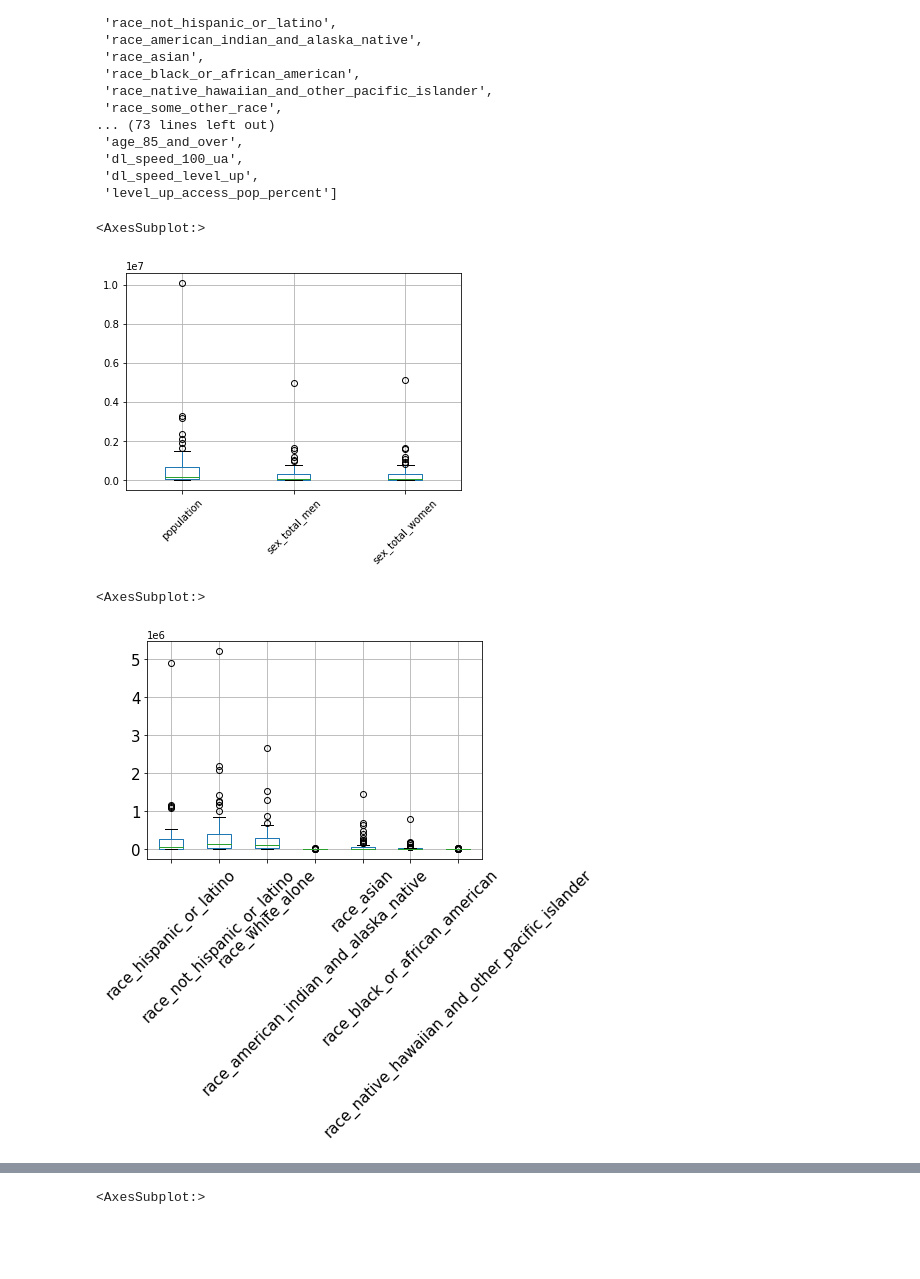
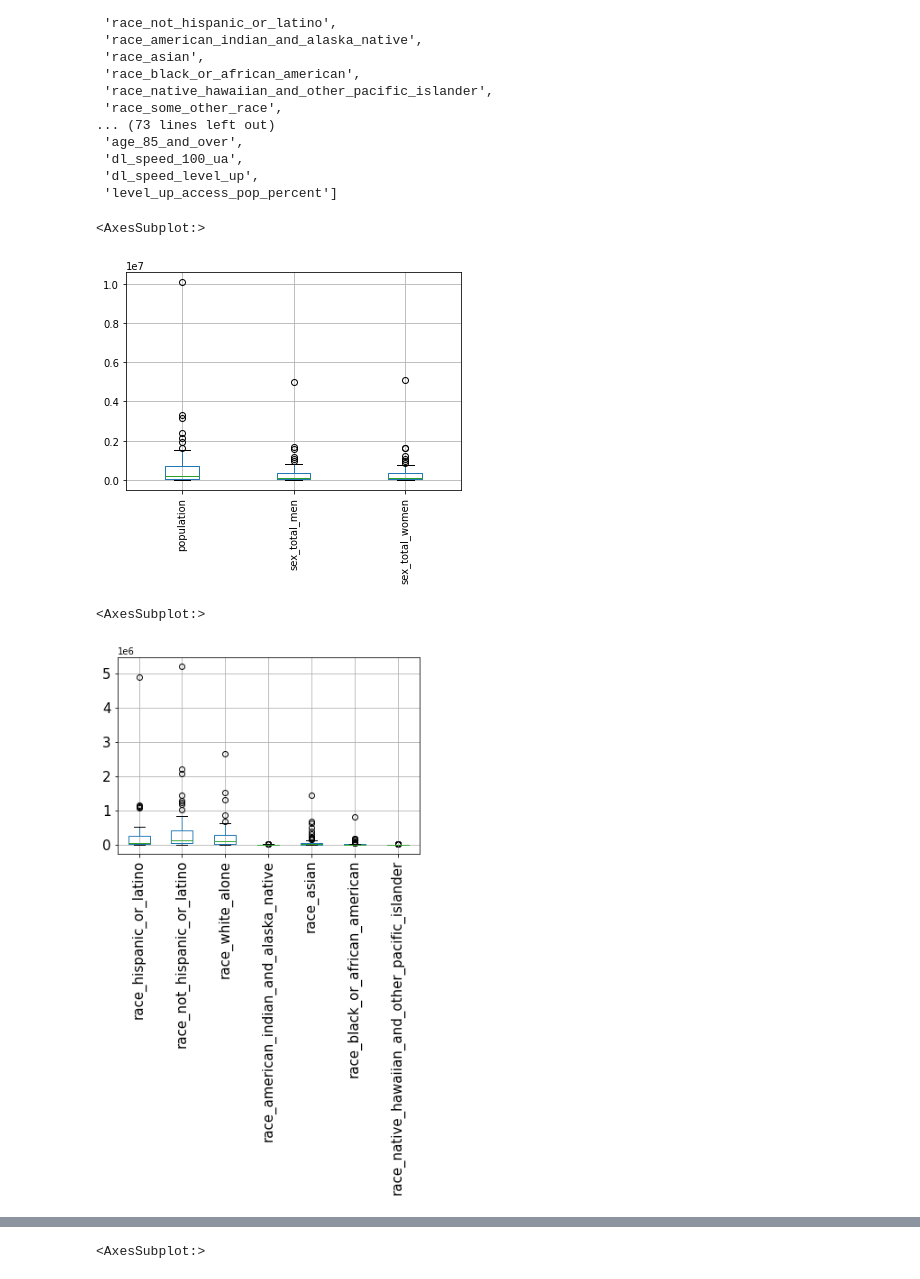
Before and after one commit to sloth143chunk/Internet_Access_Analysis, a Jupyter notebook: notebook/visualizations.ipynb, the cells around one changed output, grey strips where cells are left out. Drawn from its saved outputs; the diff is of its cells as text; code cells hidden in the pictures; blank space fills up the shorter version.

```diff
--- a/notebook/visualizations.ipynb
+++ b/notebook/visualizations.ipynb
@@ -37,20 +37,20 @@ list(internet_access_df.columns)
 # %%
 internet_access_df.boxplot(column=['population', 'sex_total_men',
  'sex_total_women',
- ], grid=True, rot=45, fontsize=10)
+ ], grid=True, rot=90, fontsize=10)
 # %% [output]
 <AxesSubplot:>
-[figure, old version]
+[figure, new version]
 # %%
 internet_access_df.boxplot(column=['race_hispanic_or_latino',
  'race_not_hispanic_or_latino', 'race_white_alone',
  'race_american_indian_and_alaska_native',
  'race_asian',
  'race_black_or_african_american',
- 'race_native_hawaiian_and_other_pacific_islander',], grid=True, rot=45, fontsize=15)
+ 'race_native_hawaiian_and_other_pacific_islander',], grid=True, rot=90, fontsize=15)
 # %% [output]
 <AxesSubplot:>
-[figure, old version]
+[figure, new version]
 # %%
 internet_access_df.boxplot(column=[ 'race_some_other_race',
  'race_two_or_more',
```
Also changed, not shown: parts of 1 cell of this notebook.
